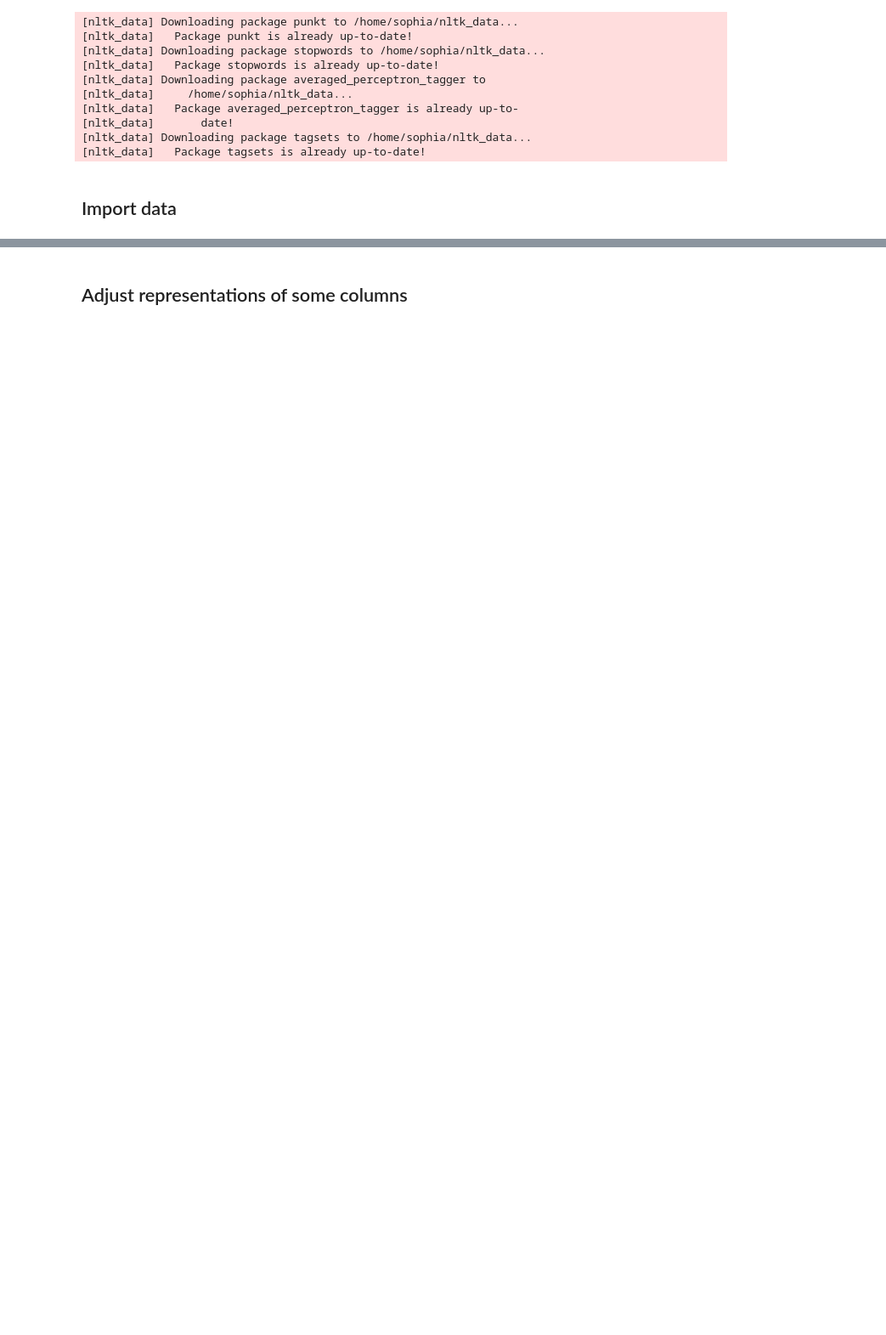
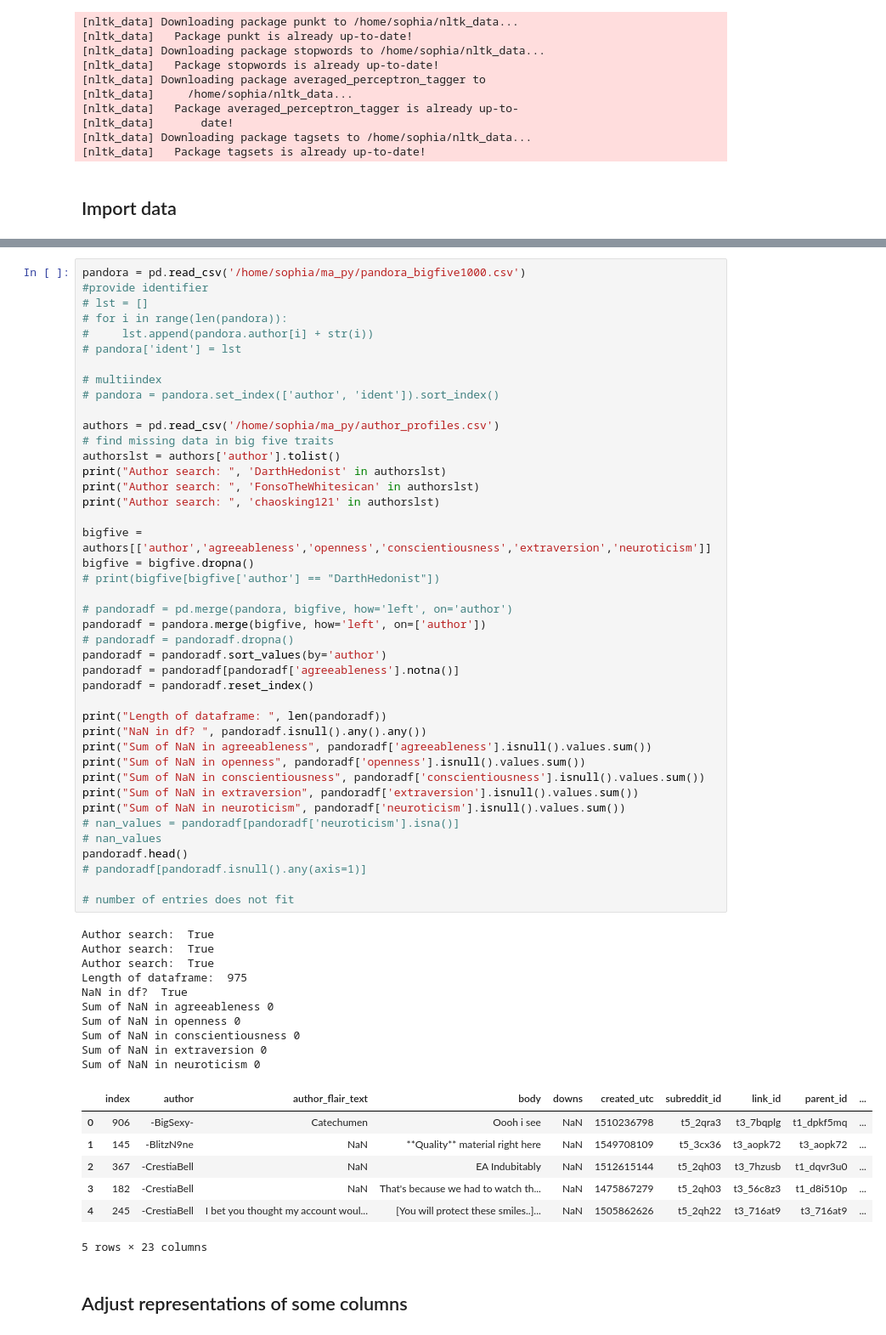
Before and after one commit to sophiasylvester/Big5-NLP, a Jupyter notebook: data_preprocessing.ipynb, the cells around one changed output, grey strips where cells are left out. Shown at 85% size. Cells and saved outputs as stored; diff of their text form; blank space fills up the shorter version.

Commit message:
fixed merging of dataframes

```diff
--- a/data_preprocessing.ipynb
+++ b/data_preprocessing.ipynb
@@ -105,3 +85,63 @@ pandoradf.tail()
+# %%
+pandora = pd.read_csv('/home/sophia/ma_py/pandora_bigfive1000.csv')
+#provide identifier
+# lst = []
+# for i in range(len(pandora)):
+#     lst.append(pandora.author[i] + str(i))
+# pandora['ident'] = lst
+
+# multiindex
+# pandora = pandora.set_index(['author', 'ident']).sort_index()
+
+authors = pd.read_csv('/home/sophia/ma_py/author_profiles.csv')
+# find missing data in big five traits
+authorslst = authors['author'].tolist()
+print("Author search: ", 'DarthHedonist' in authorslst)
+print("Author search: ", 'FonsoTheWhitesican' in authorslst)
+print("Author search: ", 'chaosking121' in authorslst)
+
+bigfive = authors[['author','agreeableness','openness','conscientiousness','extraversion','neuroticism']]
+bigfive = bigfive.dropna()
+# print(bigfive[bigfive['author'] == "DarthHedonist"])
+
+# pandoradf = pd.merge(pandora, bigfive, how='left', on='author')
+pandoradf = pandora.merge(bigfive, how='left', on=['author'])
+# pandoradf = pandoradf.dropna()
+pandoradf = pandoradf.sort_values(by='author')
+pandoradf = pandoradf[pandoradf['agreeableness'].notna()]
+pandoradf = pandoradf.reset_index()
+
+print("Length of dataframe: ", len(pandoradf))
+print("NaN in df? ", pandoradf.isnull().any().any())
+print("Sum of NaN in agreeableness", pandoradf['agreeableness'].isnull().values.sum())
+print("Sum of NaN in openness", pandoradf['openness'].isnull().values.sum())
+print("Sum of NaN in conscientiousness", pandoradf['conscientiousness'].isnull().values.sum())
+print("Sum of NaN in extraversion", pandoradf['extraversion'].isnull().values.sum())
+print("Sum of NaN in neuroticism", pandoradf['neuroticism'].isnull().values.sum())
+# nan_values = pandoradf[pandoradf['neuroticism'].isna()]
+# nan_values
+pandoradf.head()
+# pandoradf[pandoradf.isnull().any(axis=1)]
+
+# number of entries does not fit
+# %% [output]
+Author search:  True
+Author search:  True
+Author search:  True
+Length of dataframe:  975
+NaN in df?  True
+Sum of NaN in agreeableness 0
+Sum of NaN in openness 0
+Sum of NaN in conscientiousness 0
+Sum of NaN in extraversion 0
+Sum of NaN in neuroticism 0
+|  | index | author | author_flair_text | body | downs | created_utc | subreddit_id | link_id | parent_id | ... |
+| 0 | 906 | -BigSexy- | Catechumen | Oooh i see | NaN | 1510236798 | t5_2qra3 | t3_7bqplg | t1_dpkf5mq | ... |
+| 1 | 145 | -BlitzN9ne | NaN | **Quality** material right here | NaN | 1549708109 | t5_3cx36 | t3_aopk72 | t3_aopk72 | ... |
+| 2 | 367 | -CrestiaBell | NaN | EA Indubitably | NaN | 1512615144 | t5_2qh03 | t3_7hzusb | t1_dqvr3u0 | ... |
+| 3 | 182 | -CrestiaBell | NaN | That's because we had to watch th... | NaN | 1475867279 | t5_2qh03 | t3_56c8z3 | t1_d8i510p | ... |
+| 4 | 245 | -CrestiaBell | I bet you thought my account woul... | [You will protect these smiles..]... | NaN | 1505862626 | t5_2qh22 | t3_716at9 | t3_716at9 | ... |
+5 rows × 23 columns
 # %% [markdown]
 ## Adjust representations of some columns
 # %%
```
Also changed, not shown: parts of 7 cells of this notebook, 2 other files.
